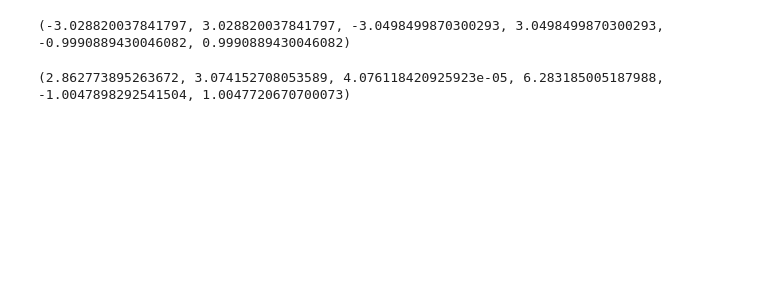
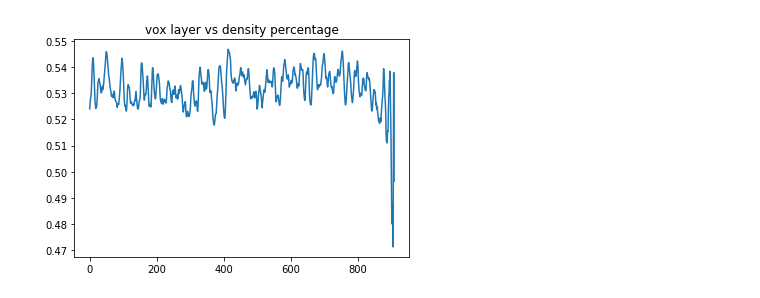
Before and after one commit to rockandsalt/image_segmentation, a Jupyter notebook: process_stack.ipynb, the cells around one changed output. Cells and saved outputs as stored; diff of their text form; code cells hidden in the pictures; blank space fills up the shorter version.

```diff
--- a/process_stack.ipynb
+++ b/process_stack.ipynb
@@ -33,12 +96,8 @@ pt_cloud = mesh.GetPoints()
 # %%
-z_l,z_u = mesh.GetBounds()[4:6]
+z_l = np.min(pt_cloud[:,2])
+z_u = np.max(pt_cloud[:,2])
 center = mesh.GetCenter()
-
-print(mesh.GetBounds())
-
 z = z_u - z_l +2
-# %% [output]
-(-3.028820037841797, 3.028820037841797, -3.0498499870300293, 3.0498499870300293, -0.9990889430046082, 0.9990889430046082)
 # %%
 
 def opt_cyl(c,z,z_l,X,r):
@@ -80,11 +140,42 @@ coord_transform = vtk.vtkTransformPolyDataFilter()
 coord_transform.SetTransform(cartesian_to_cyl)
 coord_transform.SetInputConnection(transform_filter.GetOutputPort())
 coord_transform.Update()
+# %%
+resampler = vtk.vtkImageReslice()
+resampler.SetResliceTransform(rotate)
+resampler.SetInputConnection(crop_image.GetOutputPort())
+resampler.Update()
+# %%
+import numpy.ma as ma
+from skimage.filters import threshold_otsu
+
+def density(im):
+    masked = ma.masked_where(im == 0, im)
+    thresh = threshold_otsu(masked.compressed())
+
+    binary = im < thresh
+
+    new_im = np.copy(im)
+
+    new_im[binary] = 0
+    new_im[~binary] = 1
+
+    n_masked = ma.masked_where(im==0,new_im)
+
+    return np.mean(n_masked,axis=(0,1))
+
+dim = resampler.GetOutput().GetDimensions()
+vtk_cropped_rs_w = dsa.WrapDataObject(resampler.GetOutput())
+cropped_rs = vtk_cropped_rs_w.PointData['Tiff Scalars'].reshape(dim,order='F')
+
+z_mean = density(cropped_rs)
+fig, ax = plt.subplots()
+ax.set_title('vox layer vs density percentage')
+ax.plot(range(cropped_rs.shape[2]), z_mean)
+plt.show()
+# %% [output]
+[figure, added]
 # %%
 mesh_cyl = dsa.WrapDataObject(coord_transform.GetOutput())
 
-print(mesh_cyl.GetBounds())
-
 pt_cloud_cyl = mesh_cyl.GetPoints()
-# %% [output]
-(2.862773895263672, 3.074152708053589, 4.076118420925923e-05, 6.283185005187988, -1.0047898292541504, 1.0047720670700073)
```
Also changed, not shown: parts of 16 cells of this notebook.
